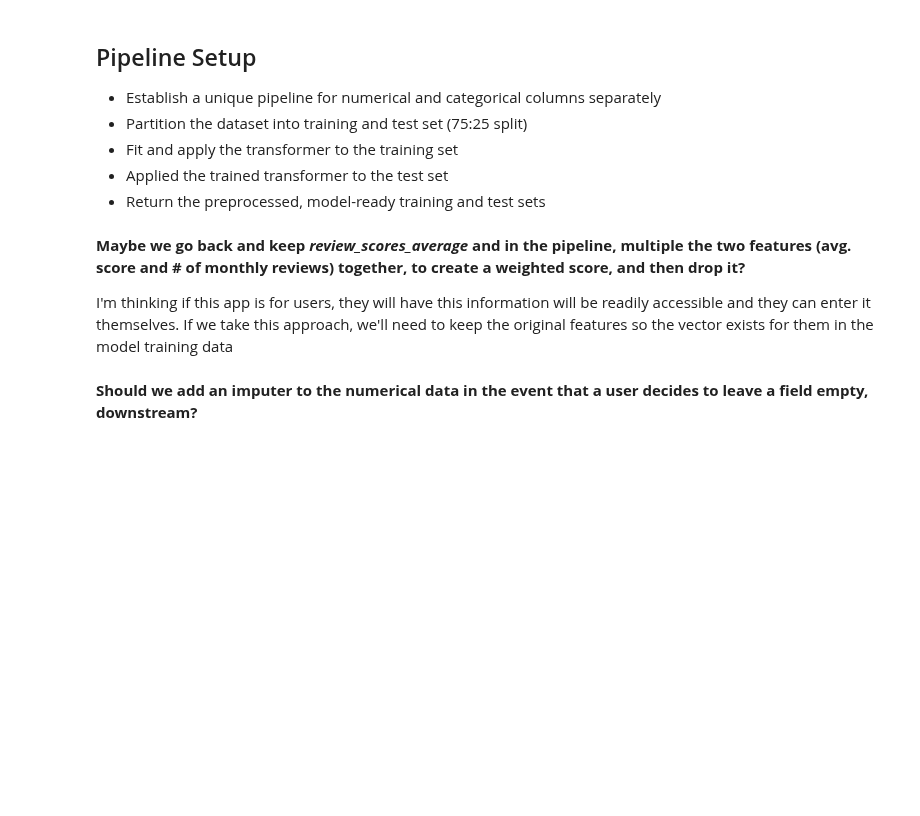
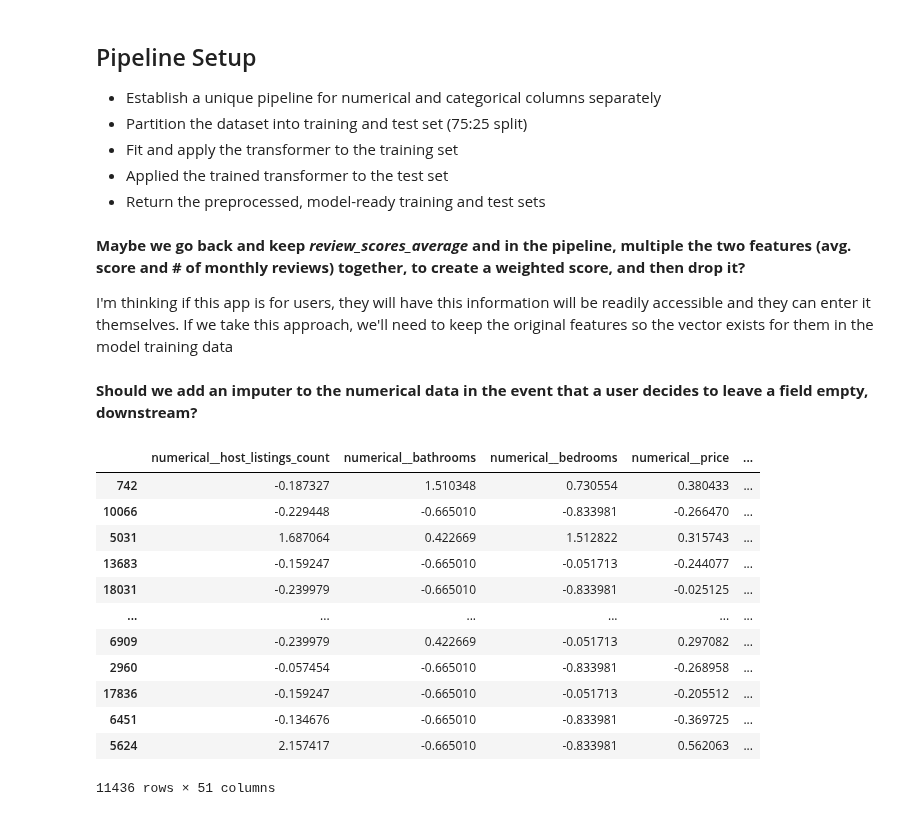
Before and after one commit to nlee98/ADS-599_Capstone_Project, a Jupyter notebook: Code Library/3_Modeling.ipynb, the cells around one changed output. Saved outputs shown, nothing was run; the diff lists cells and outputs as text; code cells hidden in the pictures; blank space fills up the shorter version.

```diff
--- a/Code Library/3_Modeling.ipynb
+++ b/Code Library/3_Modeling.ipynb
@@ -117,8 +121,32 @@ def preprocess_data(data_set, pipeline = data_transformer,
     # Transform the test data set based on the training data
     test_data = pipeline.transform(test_data)
 
+    # Remove whitespace in col names
+    trained_data.columns = trained_data.columns.str.replace(' ', '_')
+    test_data.columns = test_data.columns.str.replace(' ', '_')
+
+    # Remove slashes in col names
+    trained_data.columns = trained_data.columns.str.replace('/', '_')
+    test_data.columns = test_data.columns.str.replace('/', '_')
+
     return trained_data, test_data
 # %%
 # Preprocess the house-type and room-type data sets
 house_train, house_test = preprocess_data(house_df)
 room_train, room_test = preprocess_data(room_df)
+# %%
+house_train
+# %% [output]
+|  | numerical__host_listings_count | numerical__bathrooms | numerical__bedrooms | numerical__price | ... |
+| 742 | -0.187327 | 1.510348 | 0.730554 | 0.380433 | ... |
+| 10066 | -0.229448 | -0.665010 | -0.833981 | -0.266470 | ... |
+| 5031 | 1.687064 | 0.422669 | 1.512822 | 0.315743 | ... |
+| 13683 | -0.159247 | -0.665010 | -0.051713 | -0.244077 | ... |
+| 18031 | -0.239979 | -0.665010 | -0.833981 | -0.025125 | ... |
+| ... | ... | ... | ... | ... | ... |
+| 6909 | -0.239979 | 0.422669 | -0.051713 | 0.297082 | ... |
+| 2960 | -0.057454 | -0.665010 | -0.833981 | -0.268958 | ... |
+| 17836 | -0.159247 | -0.665010 | -0.051713 | -0.205512 | ... |
+| 6451 | -0.134676 | -0.665010 | -0.833981 | -0.369725 | ... |
+| 5624 | 2.157417 | -0.665010 | -0.833981 | 0.562063 | ... |
+11436 rows × 51 columns
```
Also changed, not shown: parts of 6 cells of this notebook.
